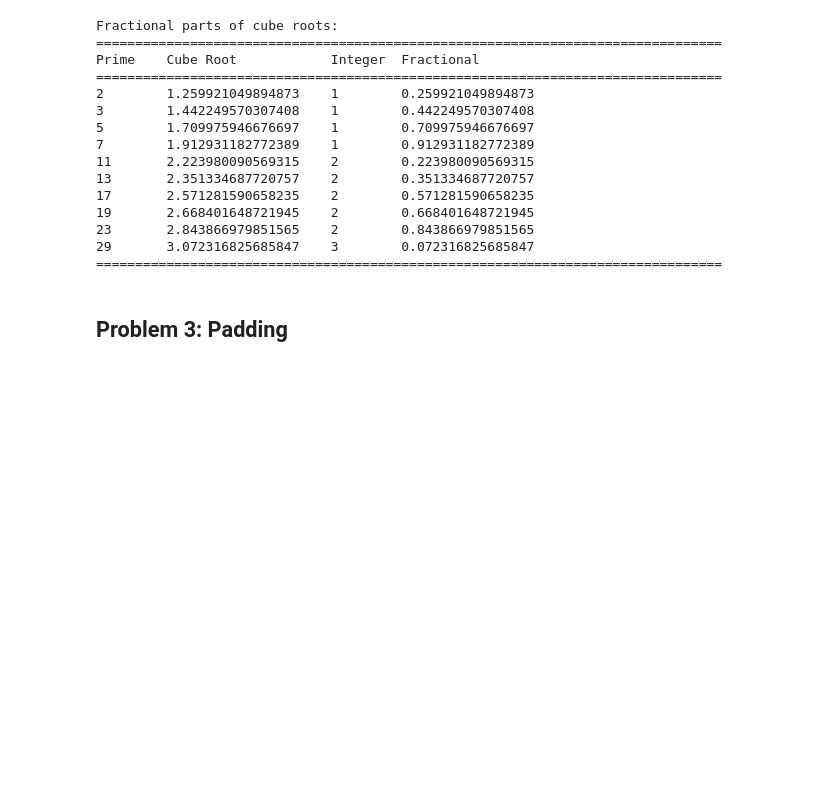
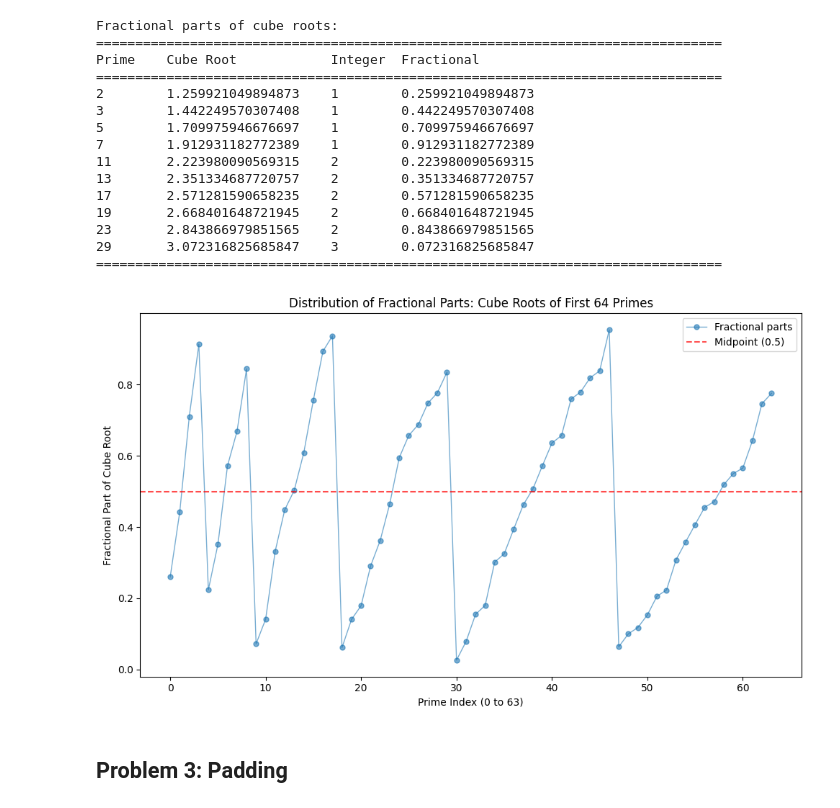
Before and after one commit to TiffanyYongNgikChee/computational_theory, a Jupyter notebook: problems.ipynb, the cells around one changed output. Saved outputs shown, nothing was run; the diff lists cells and outputs as text; code cells hidden in the pictures; blank space fills up the shorter version.

Commit message:
Add plot  shows the continuous relationship between prime index and fractional value

```diff
--- a/problems.ipynb
+++ b/problems.ipynb
@@ -1036,6 +1036,31 @@ Prime    Cube Root            Integer  Fractional
 23       2.843866979851565    2        0.843866979851565
 29       3.072316825685847    3        0.072316825685847
 ================================================================================
+# %%
+import matplotlib.pyplot as plt
+
+# Create figure (following roots.ipynb style).
+fig, ax = plt.subplots(figsize=(10, 6))
+
+# Plot fractional parts vs prime index.
+ax.plot(range(64), fractional_parts, 'o-', alpha=0.6, markersize=5, linewidth=1, label='Fractional parts')
+
+# Add midpoint reference line.
+ax.axhline(y=0.5, color='red', linestyle='--', linewidth=1.5, alpha=0.7, label='Midpoint (0.5)')
+
+# Labels and title.
+ax.set_xlabel('Prime Index (0 to 63)')
+ax.set_ylabel('Fractional Part of Cube Root')
+ax.set_title('Distribution of Fractional Parts: Cube Roots of First 64 Primes')
+
+# Add legend.
+ax.legend()
+
+# Show plot.
+plt.tight_layout()
+plt.show()
+# %% [output]
+[figure, added]
 # %% [markdown]
 ## Problem 3: Padding
 # %% [markdown]
```
